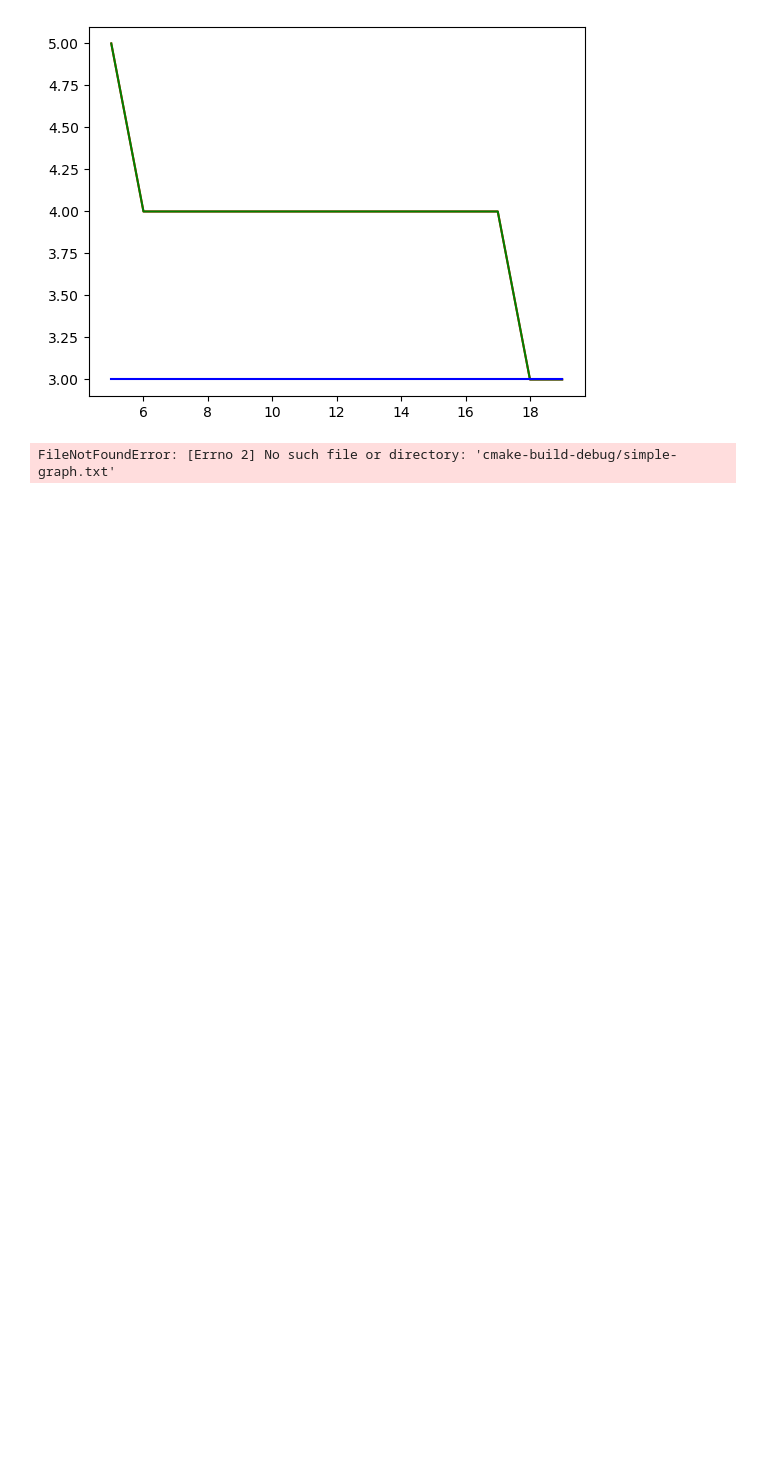
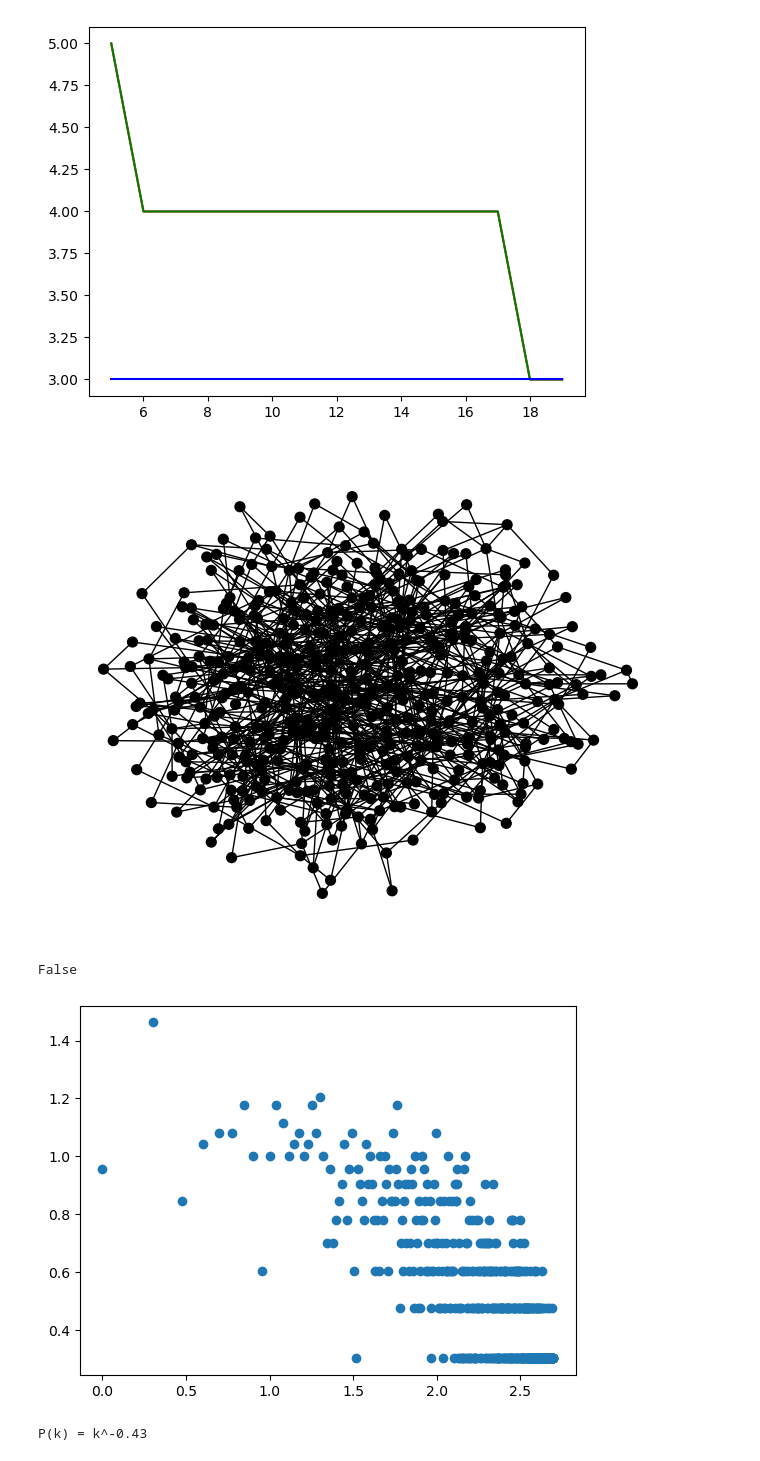
Before and after one commit to karoljanic/preferential-colouring-of-random-graphs, a Jupyter notebook: preferential-colouring-of-random-graphs.ipynb, the cells around one changed output. Saved outputs shown, nothing was run; the diff lists cells and outputs as text; code cells hidden in the pictures; blank space fills up the shorter version.

```diff
--- a/preferential-colouring-of-random-graphs.ipynb
+++ b/preferential-colouring-of-random-graphs.ipynb
@@ -167,16 +168,35 @@ def load_graph_from_file(file_path: str):
 
     return G
 # %%
-# ba = barabasi_albert_graph(50, 2, 4)
+# ba = barabasi_albert_graph(500, 22, 2)
 # ba = load_graph_from_file('cmake-build-debug/simple-graph.txt')
-# ba = load_graph_from_file('cmake-build-debug/graph1-nc.txt')
-# ba = load_graph_from_file('cmake-build-debug/graph2-ec.txt')
-ba = load_graph_from_file('cmake-build-debug/graph3-nc-ec.txt')
-draw_graph(ba)
+ba1 = load_graph_from_file('cmake-build-debug/graph1.txt')
+# ba2 = load_graph_from_file('cmake-build-debug/graph2.txt')
+# ba3 = load_graph_from_file('cmake-build-debug/graph3.txt')
+draw_graph(ba1)
+print(nx.is_planar(ba1))
+# draw_graph(ba2)
+# print(nx.is_planar(ba2))
+# draw_graph(ba3)
+# print(nx.is_planar(ba3))
 
-degs = [d for n, d in ba.degree()]
-plt.figure()
-plt.hist(degs, bins=range(10))
-print(nx.check_planarity(ba))
+degs = [d for n, d in ba1.degree()]
+degs_n = [math.log(n, 10) for n,d in ba1.degree() if n != 0 and d != 0]
+degs_d = [math.log(d, 10) for n,d in ba1.degree() if n != 0 and d != 0]
+plt.scatter(degs_n, degs_d)
+plt.show()
+
+slope, intercept, r_value, p_value, std_err = linregress(degs_n, degs_d)
+# print(slope, intercept, r_value, p_value, std_err)
+print(f"P(k) = k^{round(slope,2)}")
+
+# plt.plot(degs)
+# plt.figure()
+
+# plt.hist(degs, bins=range(10))
+# print(nx.check_planarity(ba))
 # %% [output]
+[figure, added]
-FileNotFoundError: [Errno 2] No such file or directory: 'cmake-build-debug/simple-graph.txt'
+False
+[figure, added]
+P(k) = k^-0.43
```
Also changed, not shown: parts of 6 cells of this notebook, 9 other files.
